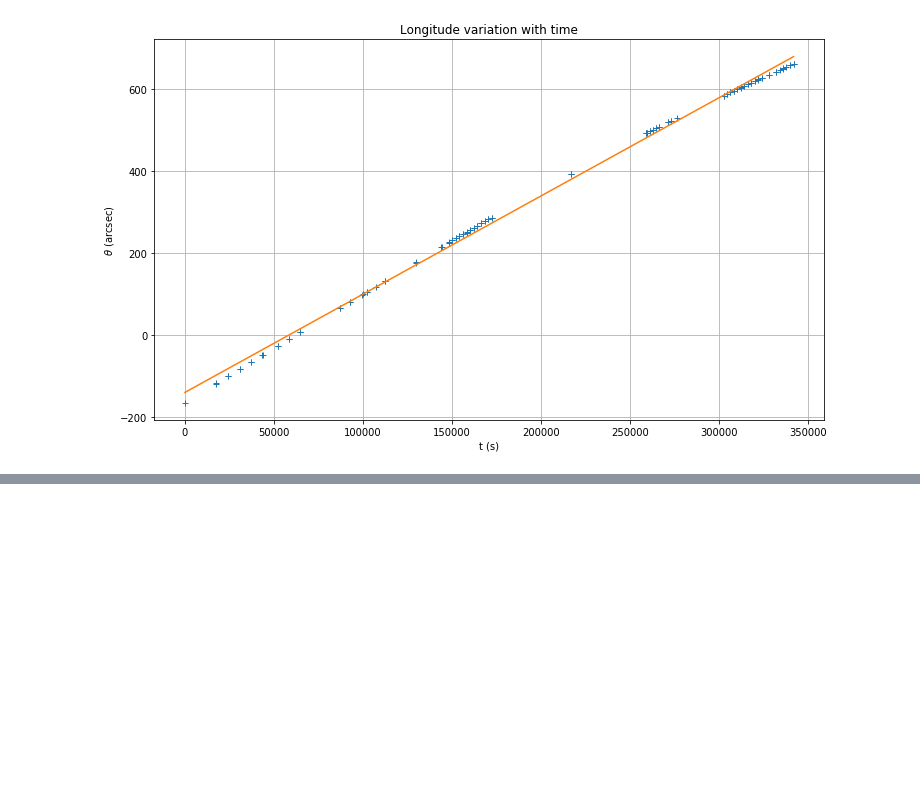
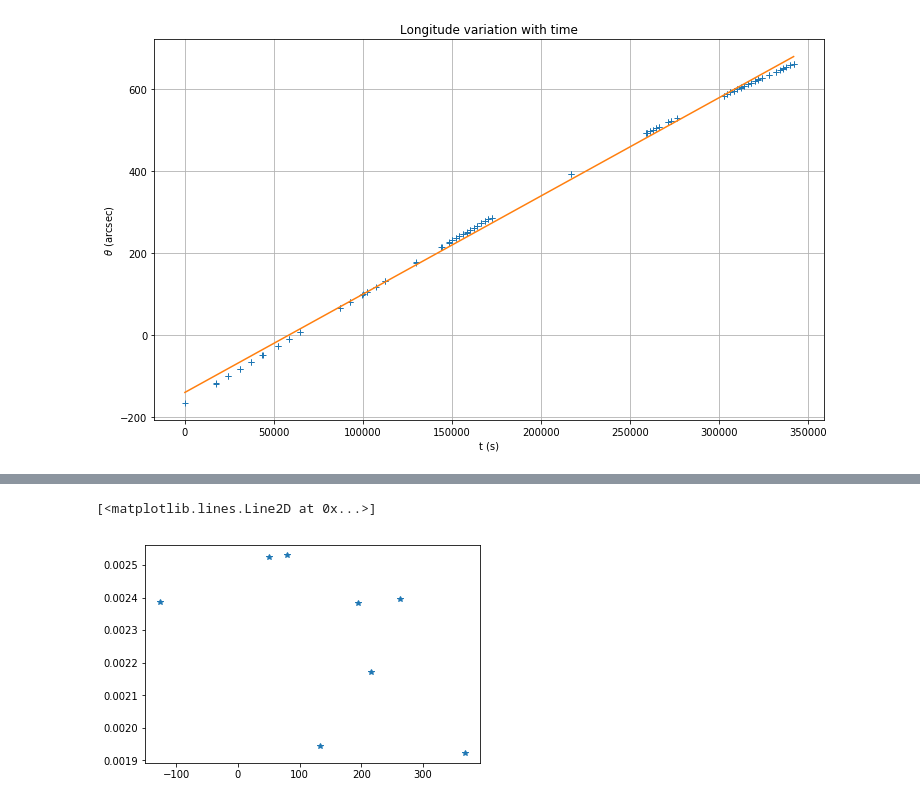
Before and after one commit to ijpulidos/solar-physics-ex, a Jupyter notebook: rotation/Post-Processing.ipynb, the cells around one changed output, grey strips where cells are left out. Saved outputs shown, nothing was run; the diff lists cells and outputs as text; code cells hidden in the pictures; blank space fills up the shorter version.

Commit message:
Computing and storing velocities/latitudes. Not even close to Carrington rotation equation. May need much more data?

```diff
--- a/rotation/Post-Processing.ipynb
+++ b/rotation/Post-Processing.ipynb
@@ -31,9 +31,11 @@ import matplotlib.pyplot as plt
 # %%
 # Extracting data from saved files
 setstr = "set9"  # name of the directory for the set
-longitudes_0_1 = np.loadtxt("results/"+setstr+"/"+setstr+"_longitudes_0.txt")
-latitudes_0_1 = np.loadtxt("results/"+setstr+"/"+setstr+"_latitudes_0.txt")
-times_0_1 = np.loadtxt("results/"+setstr+"/"+setstr+"_times.txt")
+longitudes_0 = np.loadtxt("results/"+setstr+"/"+setstr+"_longitudes_0.txt")
+#longitudes_1 = np.loadtxt("results/"+setstr+"/"+setstr+"_longitudes_1.txt") # set1
+latitudes_0 = np.loadtxt("results/"+setstr+"/"+setstr+"_latitudes_0.txt")
+#latitudes_1 = np.loadtxt("results/"+setstr+"/"+setstr+"_latitudes_1.txt") # set1
+times = np.loadtxt("results/"+setstr+"/"+setstr+"_times.txt")
 # %%
 # Plot longitudes and latitudes over time
 %matplotlib inline
@@ -49,15 +55,26 @@ plt.plot(times_0_1,latitudes_0_1)
 [figure]
 # %%
 # Linear Fitting longitude variations (assumed constant speed)
-velocity, initial_long = np.polyfit(times_0_1[0:], longitudes_0_1[0:], 1)
-Y = velocity*times_0_1[0:]+initial_long
+# First spot
+velocity_0, initial_long_0 = np.polyfit(times[0:], longitudes_0[0:], 1)
+Y_0 = velocity_0*times[0:]+initial_long_0
 plt.figure(figsize=(12,7))
 plt.grid(True)
 plt.title(r"Longitude variation with time")
 plt.xlabel(r"t (s)")
 plt.ylabel(r"$\theta$ (arcsec)")
-plt.plot(times_0_1,longitudes_0_1, '+')
-plt.plot(times_0_1[0:], Y)
+plt.plot(times,longitudes_0, '+')
+plt.plot(times[0:], Y_0)
+# Second spot (optional) set1
+#velocity_1, initial_long_1 = np.polyfit(times[0:], longitudes_1[0:], 1)
+#Y_1 = velocity_1*times[0:]+initial_long_1
+#plt.figure(figsize=(12,7))
+#plt.grid(True)
+#plt.title(r"Longitude variation with time")
+#plt.xlabel(r"t (s)")
+#plt.ylabel(r"$\theta$ (arcsec)")
+#plt.plot(times,longitudes_1, '+')
+#plt.plot(times[0:], Y_1)
 # %% [output]
 [<matplotlib.lines.Line2D at 0x...>]
 [figure]
@@ -75,0 +105,10 @@ np.std(latitudes_0_1)
+# %%
+# To be run only once to store all values
+velocities = []
+latitudes = []
+# %%
+# Storing latitudes and velocities values
+velocities.append(velocity_0)
+#velocities.append(velocity_1) # set1
+latitudes.append(np.average(latitudes_0))
+#latitudes.append(np.average(latitudes_1)) # set1
@@ -75,0 +137,5 @@ np.std(latitudes_0_1)
+# %%
+plt.plot(latitudes, velocities, '*')
+# %% [output]
+[<matplotlib.lines.Line2D at 0x...>]
+[figure, added]
```
Also changed, not shown: parts of 10 cells of this notebook.
